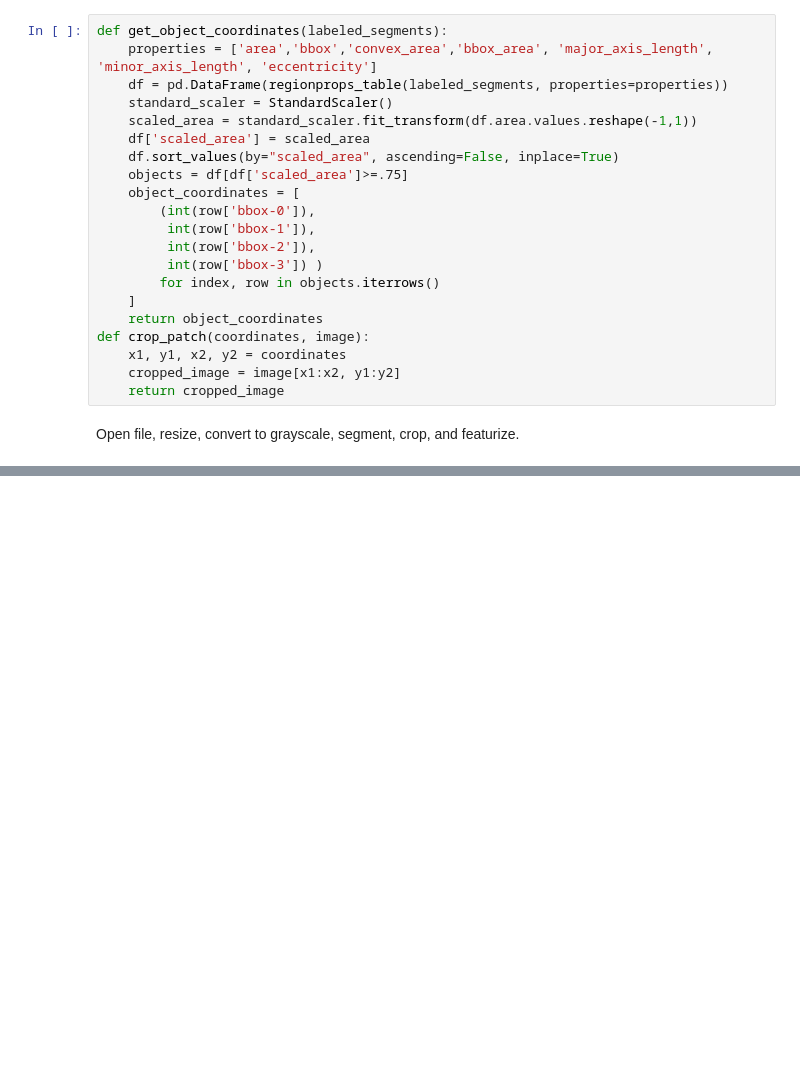
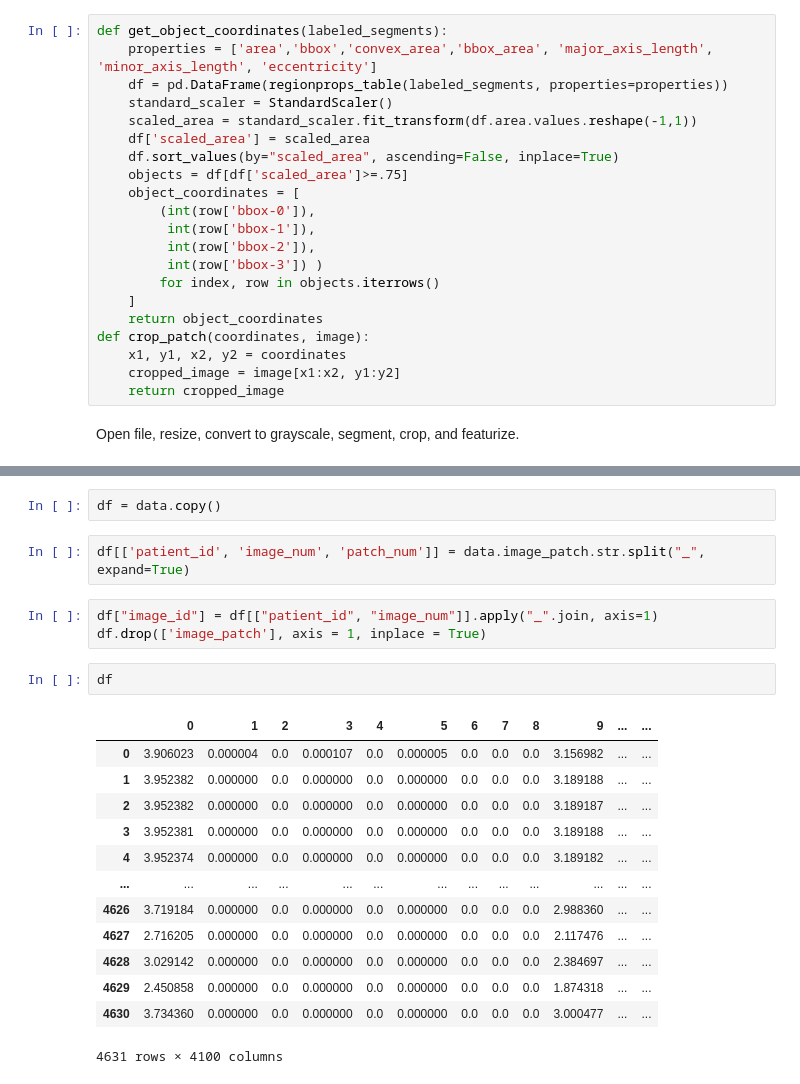
Before and after one commit to cullen-molitor/strip_ai, a Jupyter notebook: patch_model.ipynb, the cells around one changed output, grey strips where cells are left out. Cells and saved outputs as stored; diff of their text form; blank space fills up the shorter version.

```diff
--- a/patch_model.ipynb
+++ b/patch_model.ipynb
@@ -214,0 +230,23 @@ sns.heatmap(data.iloc[:,1:])
+# %%
+df = data.copy()
+# %%
+df[['patient_id', 'image_num', 'patch_num']] = data.image_patch.str.split("_", expand=True)
+# %%
+df["image_id"] = df[["patient_id", "image_num"]].apply("_".join, axis=1)
+df.drop(['image_patch'], axis = 1, inplace = True)
+# %%
+df
+# %% [output]
+|  | 0 | 1 | 2 | 3 | 4 | 5 | 6 | 7 | 8 | 9 | ... | ... |
+| 0 | 3.906023 | 0.000004 | 0.0 | 0.000107 | 0.0 | 0.000005 | 0.0 | 0.0 | 0.0 | 3.156982 | ... | ... |
+| 1 | 3.952382 | 0.000000 | 0.0 | 0.000000 | 0.0 | 0.000000 | 0.0 | 0.0 | 0.0 | 3.189188 | ... | ... |
+| 2 | 3.952382 | 0.000000 | 0.0 | 0.000000 | 0.0 | 0.000000 | 0.0 | 0.0 | 0.0 | 3.189187 | ... | ... |
+| 3 | 3.952381 | 0.000000 | 0.0 | 0.000000 | 0.0 | 0.000000 | 0.0 | 0.0 | 0.0 | 3.189188 | ... | ... |
+| 4 | 3.952374 | 0.000000 | 0.0 | 0.000000 | 0.0 | 0.000000 | 0.0 | 0.0 | 0.0 | 3.189182 | ... | ... |
+| ... | ... | ... | ... | ... | ... | ... | ... | ... | ... | ... | ... | ... |
+| 4626 | 3.719184 | 0.000000 | 0.0 | 0.000000 | 0.0 | 0.000000 | 0.0 | 0.0 | 0.0 | 2.988360 | ... | ... |
+| 4627 | 2.716205 | 0.000000 | 0.0 | 0.000000 | 0.0 | 0.000000 | 0.0 | 0.0 | 0.0 | 2.117476 | ... | ... |
+| 4628 | 3.029142 | 0.000000 | 0.0 | 0.000000 | 0.0 | 0.000000 | 0.0 | 0.0 | 0.0 | 2.384697 | ... | ... |
+| 4629 | 2.450858 | 0.000000 | 0.0 | 0.000000 | 0.0 | 0.000000 | 0.0 | 0.0 | 0.0 | 1.874318 | ... | ... |
+| 4630 | 3.734360 | 0.000000 | 0.0 | 0.000000 | 0.0 | 0.000000 | 0.0 | 0.0 | 0.0 | 3.000477 | ... | ... |
+4631 rows × 4100 columns
```
Also changed, not shown: parts of 15 cells of this notebook, 1 other file.
